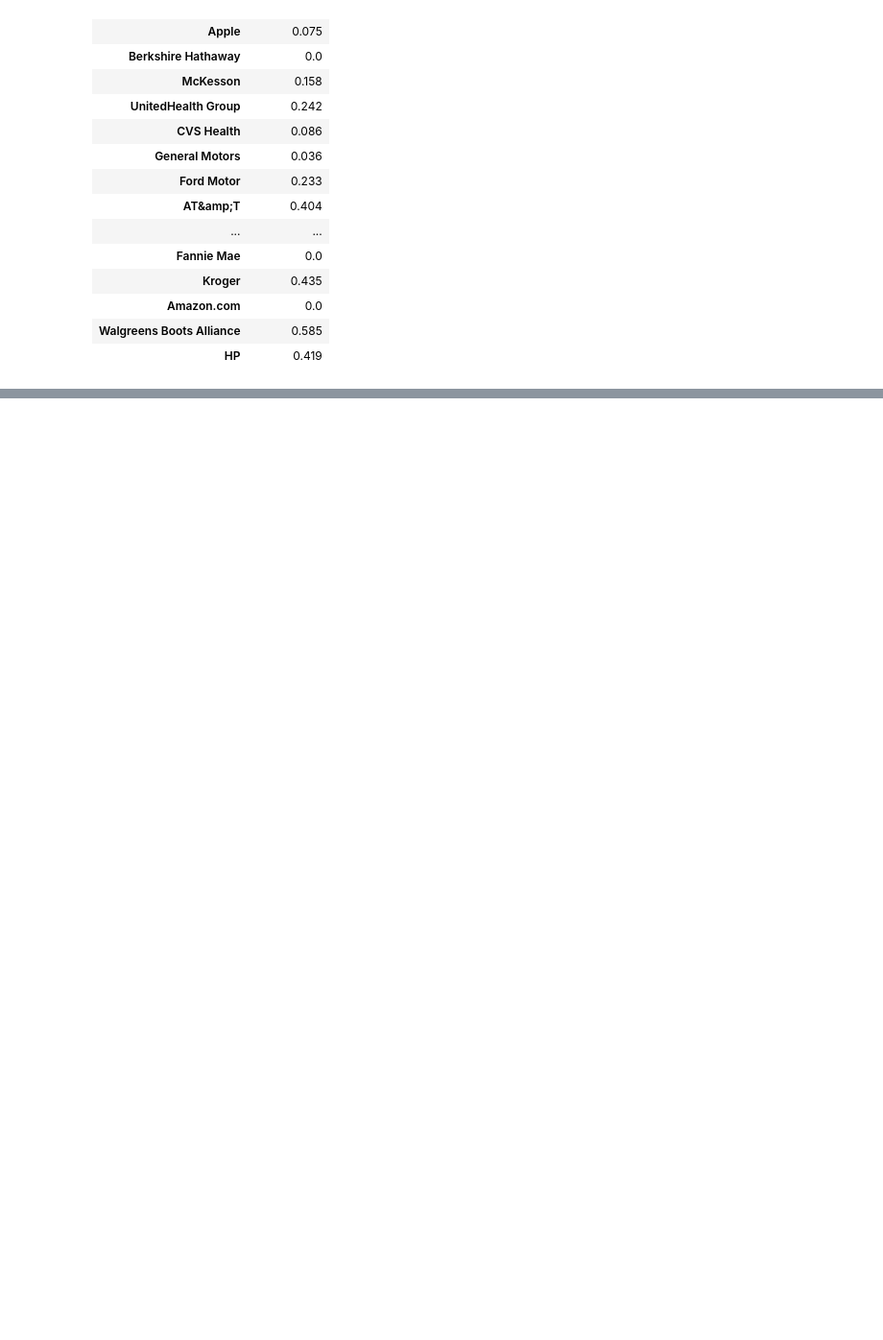
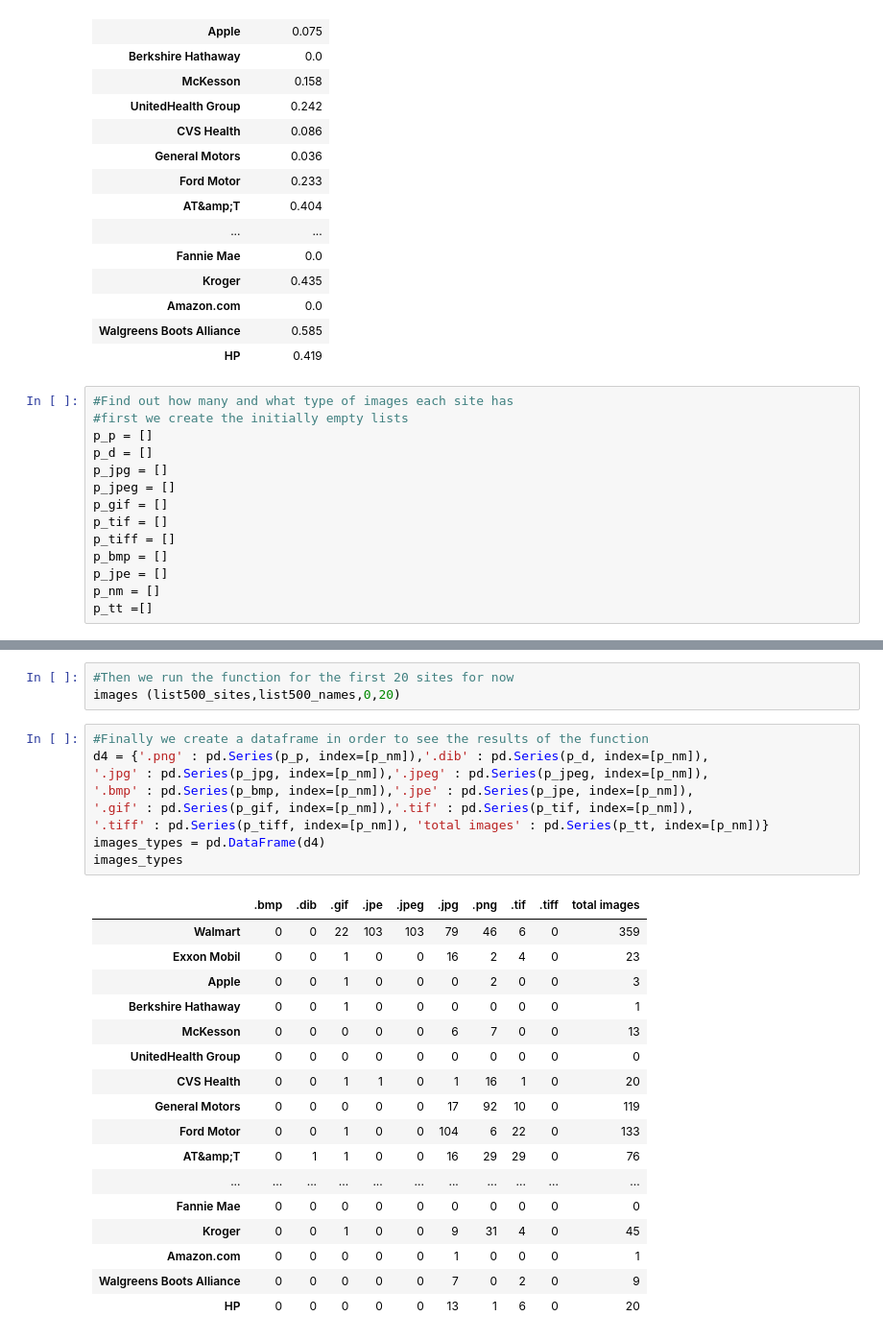
Before and after one commit to danaiav/thesis_msc_business_analytics, a Jupyter notebook: Metrics of successful sites and companies.ipynb, the cells around one changed output, grey strips where cells are left out. Shown at 96% size. Drawn from its saved outputs; the diff is of its cells as text; blank space fills up the shorter version.

Commit message:
Add code for finding which image types each html page uses

```diff
--- a/Metrics of successful sites and companies.ipynb
+++ b/Metrics of successful sites and companies.ipynb
@@ -299,3 +299,17 @@ loading_time
 | Amazon.com | 0.0 |
 | Walgreens Boots Alliance | 0.585 |
 | HP | 0.419 |
+# %%
+#Find out how many and what type of images each site has
+#first we create the initially empty lists
+p_p = []
+p_d = []
+p_jpg = []
+p_jpeg = []
+p_gif = []
+p_tif = []
+p_tiff = []
+p_bmp = []
+p_jpe = []
+p_nm = []
+p_tt =[]
@@ -301,0 +357,30 @@ loading_time
+# %%
+#Then we run the function for the first 20 sites for now
+images (list500_sites,list500_names,0,20)
+# %%
+#Finally we create a dataframe in order to see the results of the function
+d4 = {'.png' : pd.Series(p_p, index=[p_nm]),'.dib' : pd.Series(p_d, index=[p_nm]),
+'.jpg' : pd.Series(p_jpg, index=[p_nm]),'.jpeg' : pd.Series(p_jpeg, index=[p_nm]),
+'.bmp' : pd.Series(p_bmp, index=[p_nm]),'.jpe' : pd.Series(p_jpe, index=[p_nm]),
+'.gif' : pd.Series(p_gif, index=[p_nm]),'.tif' : pd.Series(p_tif, index=[p_nm]),
+'.tiff' : pd.Series(p_tiff, index=[p_nm]), 'total images' : pd.Series(p_tt, index=[p_nm])}
+images_types = pd.DataFrame(d4)
+images_types
+# %% [output]
+|  | .bmp | .dib | .gif | .jpe | .jpeg | .jpg | .png | .tif | .tiff | total images |
+| Walmart | 0 | 0 | 22 | 103 | 103 | 79 | 46 | 6 | 0 | 359 |
+| Exxon Mobil | 0 | 0 | 1 | 0 | 0 | 16 | 2 | 4 | 0 | 23 |
+| Apple | 0 | 0 | 1 | 0 | 0 | 0 | 2 | 0 | 0 | 3 |
+| Berkshire Hathaway | 0 | 0 | 1 | 0 | 0 | 0 | 0 | 0 | 0 | 1 |
+| McKesson | 0 | 0 | 0 | 0 | 0 | 6 | 7 | 0 | 0 | 13 |
+| UnitedHealth Group | 0 | 0 | 0 | 0 | 0 | 0 | 0 | 0 | 0 | 0 |
+| CVS Health | 0 | 0 | 1 | 1 | 0 | 1 | 16 | 1 | 0 | 20 |
+| General Motors | 0 | 0 | 0 | 0 | 0 | 17 | 92 | 10 | 0 | 119 |
+| Ford Motor | 0 | 0 | 1 | 0 | 0 | 104 | 6 | 22 | 0 | 133 |
+| AT&amp;T | 0 | 1 | 1 | 0 | 0 | 16 | 29 | 29 | 0 | 76 |
+| ... | ... | ... | ... | ... | ... | ... | ... | ... | ... | ... |
+| Fannie Mae | 0 | 0 | 0 | 0 | 0 | 0 | 0 | 0 | 0 | 0 |
+| Kroger | 0 | 0 | 1 | 0 | 0 | 9 | 31 | 4 | 0 | 45 |
+| Amazon.com | 0 | 0 | 0 | 0 | 0 | 1 | 0 | 0 | 0 | 1 |
+| Walgreens Boots Alliance | 0 | 0 | 0 | 0 | 0 | 7 | 0 | 2 | 0 | 9 |
+| HP | 0 | 0 | 0 | 0 | 0 | 13 | 1 | 6 | 0 | 20 |
```
Also changed, not shown: parts of 1 cell of this notebook.
